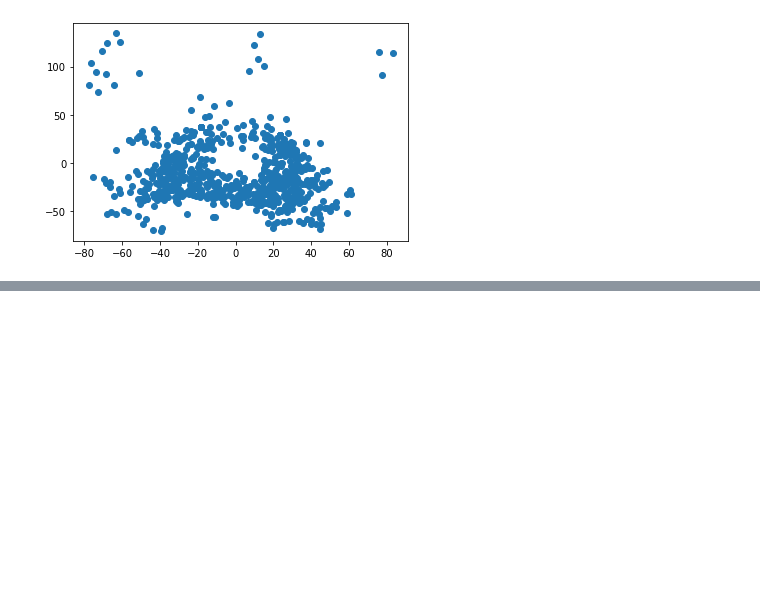
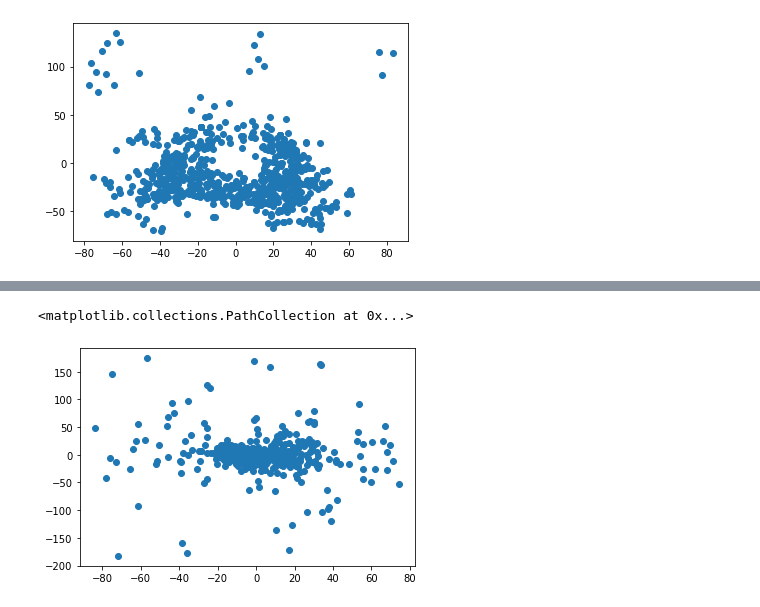
Before and after one commit to MikeDoes/START_HACK_2021, a Jupyter notebook: LoadData.ipynb, the cells around one changed output, grey strips where cells are left out. Saved outputs shown, nothing was run; the diff lists cells and outputs as text; code cells hidden in the pictures; blank space fills up the shorter version.

```diff
--- a/LoadData.ipynb
+++ b/LoadData.ipynb
@@ -272,0 +272,6 @@ array([15.17936148, -8.01190267])
+# %%
+delta_pos = y.T - x.T[:, 3:]
+plt.scatter(delta_pos[:,0], delta_pos[:,1])
+# %% [output]
+<matplotlib.collections.PathCollection at 0x...>
+[figure, added]
```
Also changed, not shown: parts of 12 cells of this notebook.
